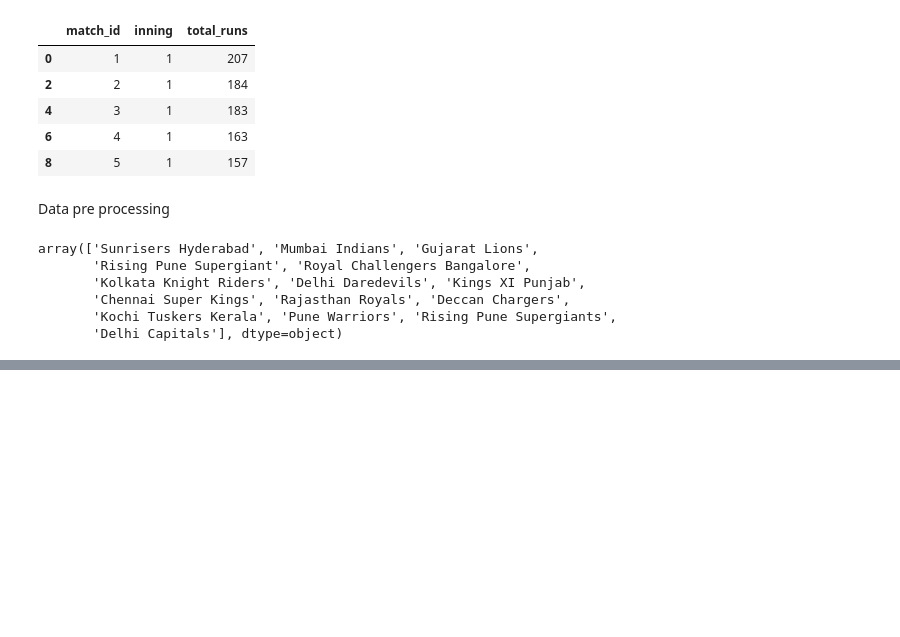
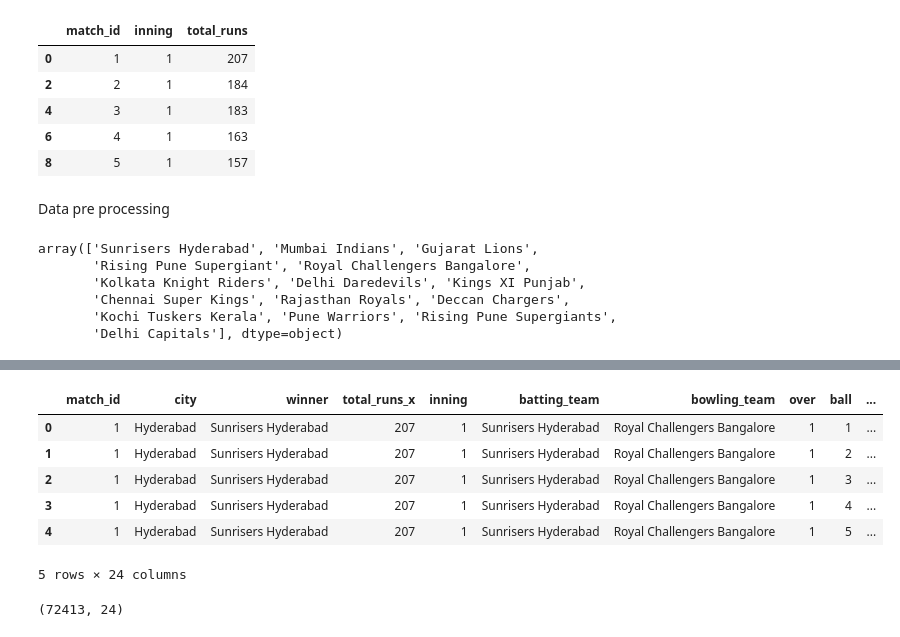
Before and after one commit to Angel-dash/Crck_pred, a Jupyter notebook: CrickPred.ipynb, the cells around one changed output, grey strips where cells are left out. Cells and saved outputs as stored; diff of their text form; code cells hidden in the pictures; blank space fills up the shorter version.

```diff
--- a/CrickPred.ipynb
+++ b/CrickPred.ipynb
@@ -99,0 +121,10 @@ match_df.shape
+# %%
+delivery_df.head()
+# %% [output]
+|  | match_id | city | winner | total_runs_x | inning | batting_team | bowling_team | over | ball | ... |
+| 0 | 1 | Hyderabad | Sunrisers Hyderabad | 207 | 1 | Sunrisers Hyderabad | Royal Challengers Bangalore | 1 | 1 | ... |
+| 1 | 1 | Hyderabad | Sunrisers Hyderabad | 207 | 1 | Sunrisers Hyderabad | Royal Challengers Bangalore | 1 | 2 | ... |
+| 2 | 1 | Hyderabad | Sunrisers Hyderabad | 207 | 1 | Sunrisers Hyderabad | Royal Challengers Bangalore | 1 | 3 | ... |
+| 3 | 1 | Hyderabad | Sunrisers Hyderabad | 207 | 1 | Sunrisers Hyderabad | Royal Challengers Bangalore | 1 | 4 | ... |
+| 4 | 1 | Hyderabad | Sunrisers Hyderabad | 207 | 1 | Sunrisers Hyderabad | Royal Challengers Bangalore | 1 | 5 | ... |
+5 rows × 24 columns
@@ -99,0 +133,4 @@ match_df.shape
+# %%
+delivery_df.shape
+# %% [output]
+(72413, 24)
```
Also changed, not shown: parts of 15 cells of this notebook.
